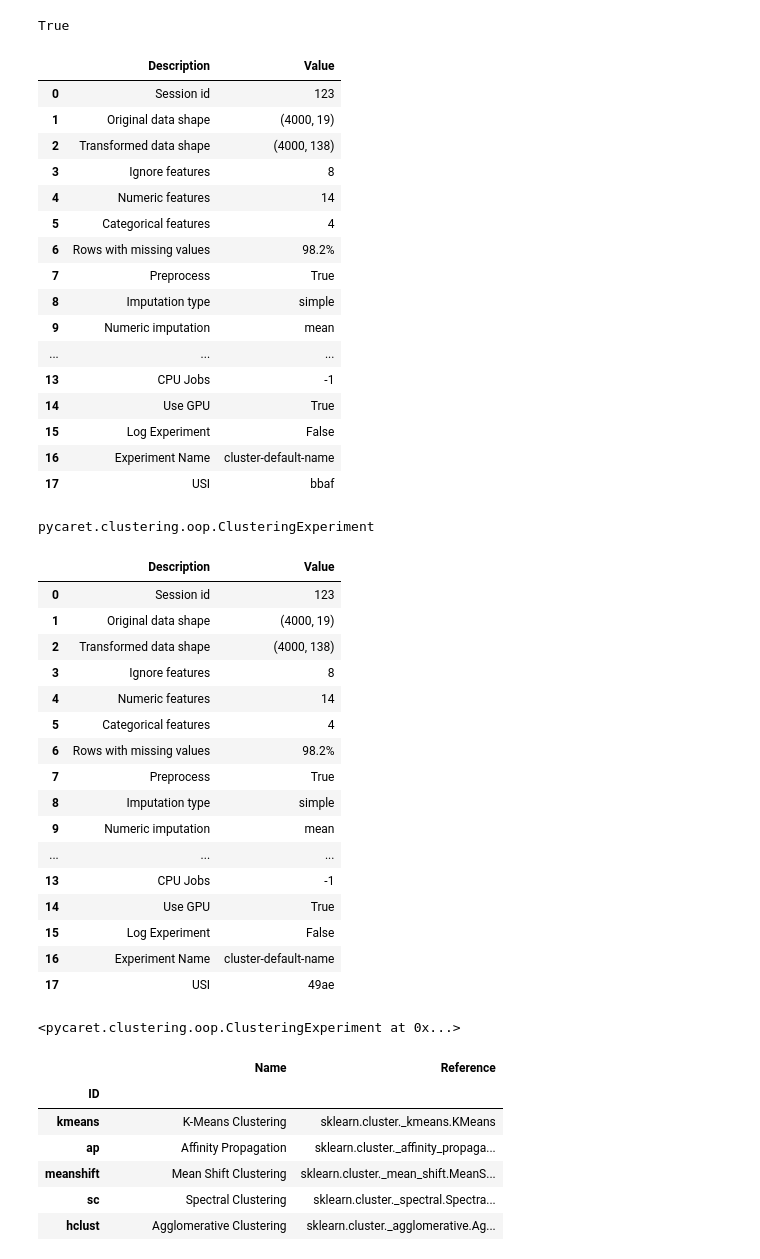
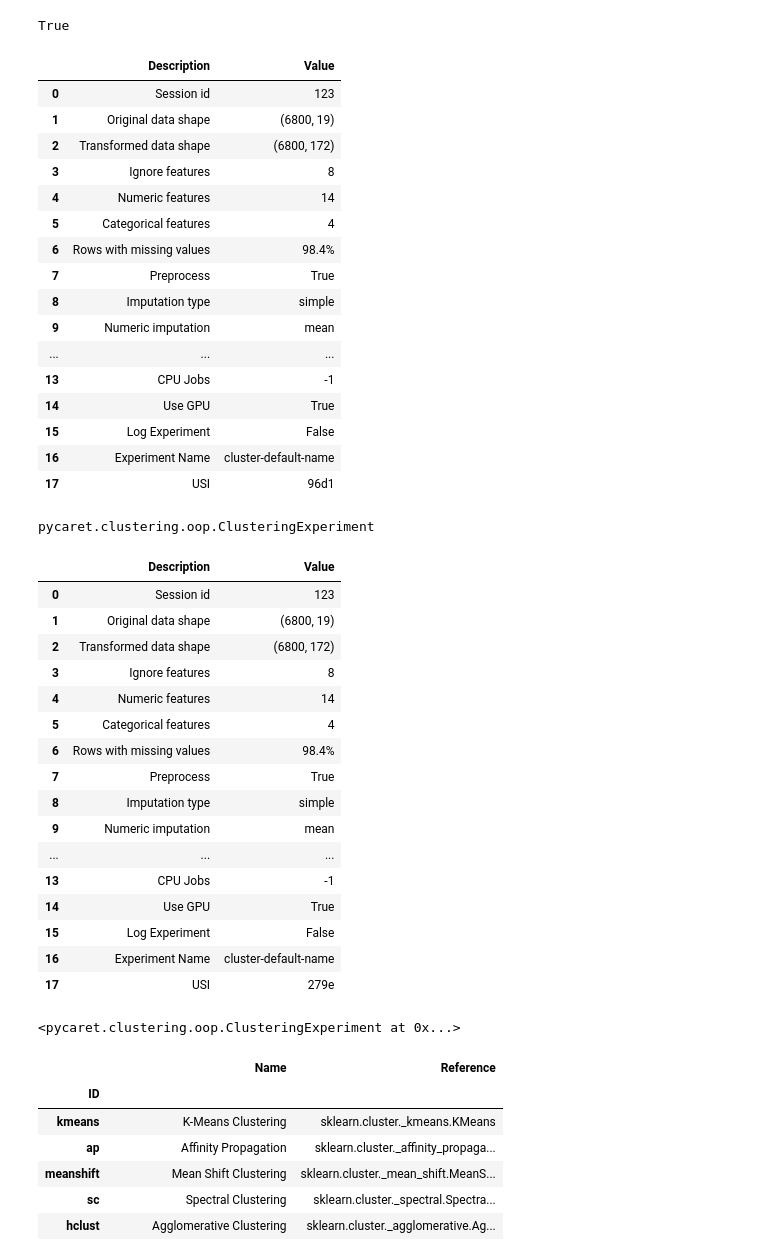
Before and after one commit to oklawyer71/cyber_security, a Jupyter notebook: Clustering_exp_Cyber_Security_check.ipynb, the cells around one changed output. Drawn from its saved outputs; the diff is of its cells as text; code cells hidden in the pictures.

```diff
--- a/Clustering_exp_Cyber_Security_check.ipynb
+++ b/Clustering_exp_Cyber_Security_check.ipynb
@@ -42,7 +42,7 @@ Successfully installed Flask-2.2.3 Flask-WTF-1.2.1 Mako-1.2.4 SALib-1.4.7 adagio
 # %%
 # Here we create a variable to use so that we take a subset of 1,000 records for any sample that we use this variable in.
 
-SUBSET_TO_USE=1000
+SUBSET_TO_USE=2000
 # %%
 # Sampling the Malware dataset
 
@@ -429,18 +429,26 @@ import pycaret
 gpu_available
 # %% [output]
 True
+# %%
+# This step has code ready if we wanted to compare to another model
+
+df_ml_algo_train = df_ml_algo.sample(frac=0.85, random_state=25)
+# df_ml_algo_test = df_ml_algo.drop(df_ml_algo_train.index)
+
+# print(f"No. of training examples: {df_ml_algo_train.shape[0]}")
+# print(f"No. of testing examples: {df_ml_algo_test.shape[0]}")
 # %%
 from pycaret.clustering import *
-s = setup(df_ml_algo, session_id = 123, index=False, use_gpu=gpu_available, ignore_features='category')
+s = setup(df_ml_algo_train, session_id = 123, index=False, use_gpu=gpu_available, ignore_features='category')
 # %% [output]
 |  | Description | Value |
 | 0 | Session id | 123 |
-| 1 | Original data shape | (4000, 19) |
-| 2 | Transformed data shape | (4000, 138) |
+| 1 | Original data shape | (6800, 19) |
+| 2 | Transformed data shape | (6800, 172) |
 | 3 | Ignore features | 8 |
 | 4 | Numeric features | 14 |
 | 5 | Categorical features | 4 |
-| 6 | Rows with missing values | 98.2% |
+| 6 | Rows with missing values | 98.4% |
 | 7 | Preprocess | True |
 | 8 | Imputation type | simple |
 | 9 | Numeric imputation | mean |
@@ -449,7 +457,7 @@ s = setup(df_ml_algo, session_id = 123, index=False, use_gpu=gpu_available, igno
 | 14 | Use GPU | True |
 | 15 | Log Experiment | False |
 | 16 | Experiment Name | cluster-default-name |
-| 17 | USI | bbaf |
+| 17 | USI | 96d1 |
 # %%
 # import ClusteringExperiment and init the class
 from pycaret.clustering import ClusteringExperiment
@@ -460,16 +468,16 @@ type(exp)
 pycaret.clustering.oop.ClusteringExperiment
 # %%
 # init setup on exp
-exp.setup(df_ml_algo, session_id = 123, index=False, use_gpu=gpu_available, ignore_features='category')
+exp.setup(df_ml_algo_train, session_id = 123, index=False, use_gpu=gpu_available, ignore_features='category')
 # %% [output]
 |  | Description | Value |
 | 0 | Session id | 123 |
-| 1 | Original data shape | (4000, 19) |
-| 2 | Transformed data shape | (4000, 138) |
+| 1 | Original data shape | (6800, 19) |
+| 2 | Transformed data shape | (6800, 172) |
 | 3 | Ignore features | 8 |
 | 4 | Numeric features | 14 |
 | 5 | Categorical features | 4 |
-| 6 | Rows with missing values | 98.2% |
+| 6 | Rows with missing values | 98.4% |
 | 7 | Preprocess | True |
 | 8 | Imputation type | simple |
 | 9 | Numeric imputation | mean |
@@ -478,7 +486,7 @@ exp.setup(df_ml_algo, session_id = 123, index=False, use_gpu=gpu_available, igno
 | 14 | Use GPU | True |
 | 15 | Log Experiment | False |
 | 16 | Experiment Name | cluster-default-name |
-| 17 | USI | 49ae |
+| 17 | USI | 279e |
 <pycaret.clustering.oop.ClusteringExperiment at 0x...>
 # %%
 models()
```
Also changed, not shown: parts of 21 cells of this notebook.
